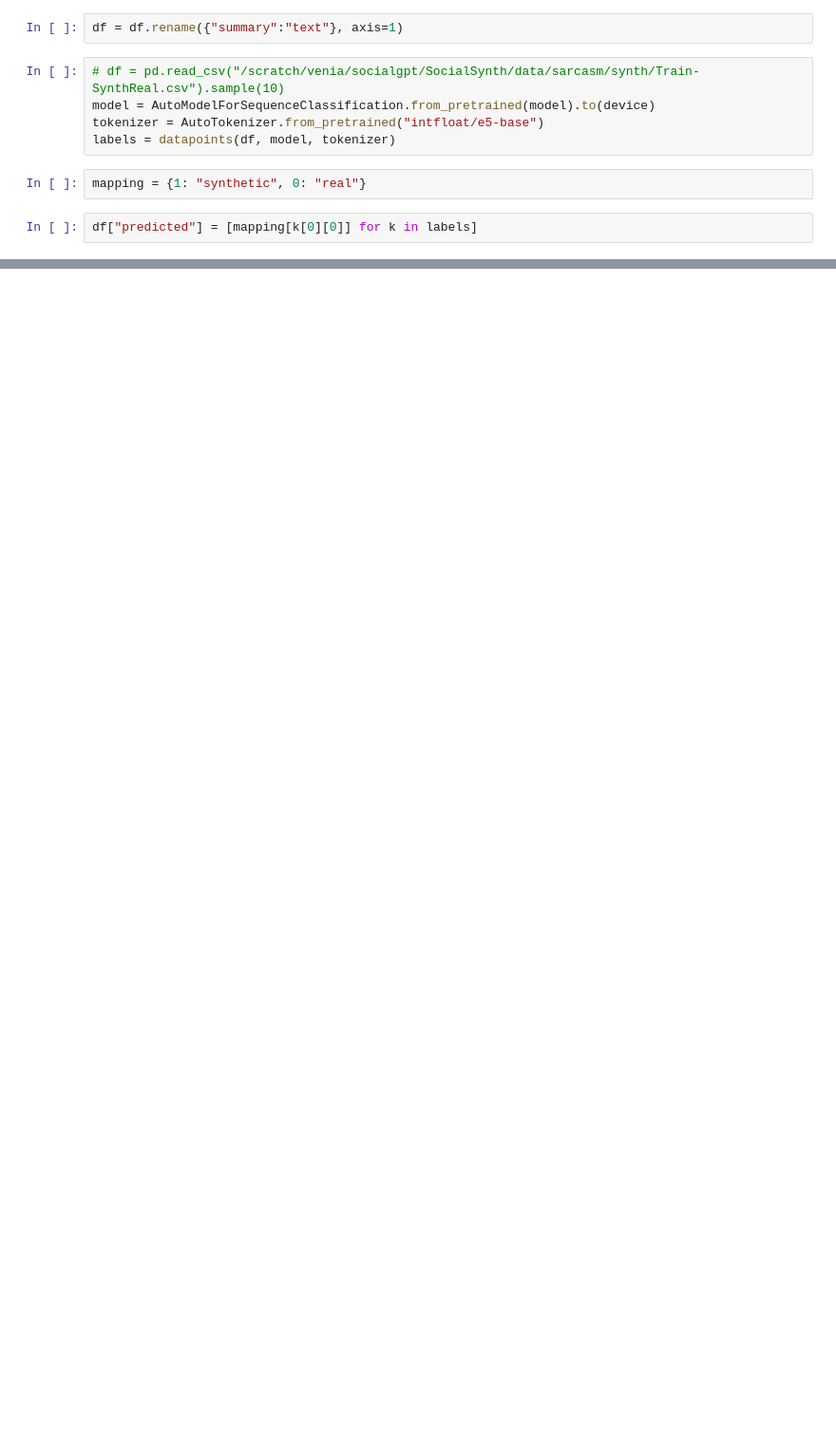
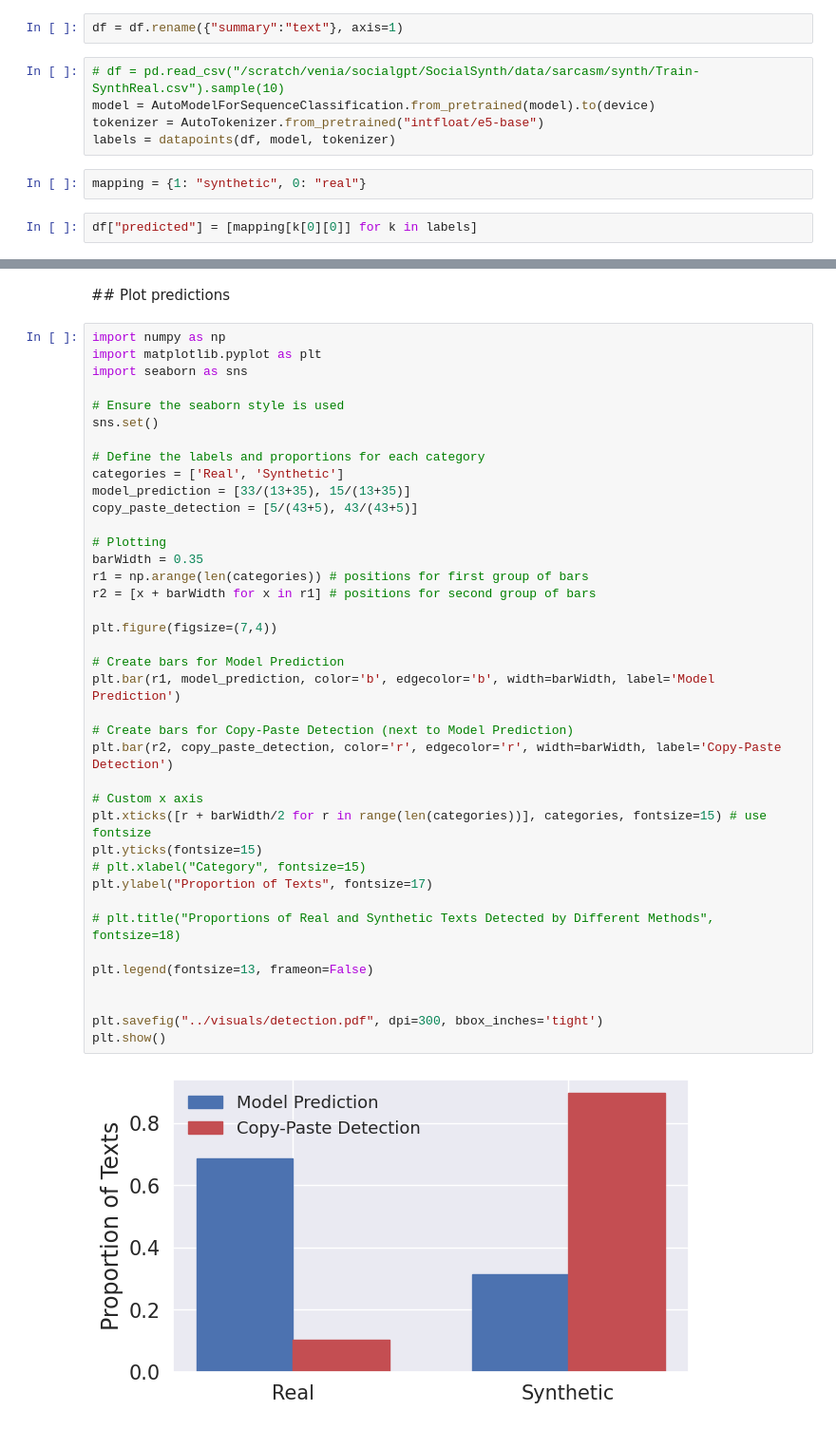
Before and after one commit to epfl-dlab/GPTurk, a Jupyter notebook: src/3_finetuned_classifying.ipynb, the cells around one changed output, grey strips where cells are left out. Shown at 95% size. Saved outputs shown, nothing was run; the diff lists cells and outputs as text; blank space fills up the shorter version.

```diff
--- a/src/3_finetuned_classifying.ipynb
+++ b/src/3_finetuned_classifying.ipynb
@@ -125,0 +104,43 @@ plt.show()
+# %% [markdown]
+## Plot predictions
+# %%
+import numpy as np
+import matplotlib.pyplot as plt
+import seaborn as sns
+
+# Ensure the seaborn style is used
+sns.set()
+
+# Define the labels and proportions for each category
+categories = ['Real', 'Synthetic']
+model_prediction = [33/(13+35), 15/(13+35)]
+copy_paste_detection = [5/(43+5), 43/(43+5)]
+
+# Plotting
+barWidth = 0.35
+r1 = np.arange(len(categories)) # positions for first group of bars
+r2 = [x + barWidth for x in r1] # positions for second group of bars
+
+plt.figure(figsize=(7,4))
+
+# Create bars for Model Prediction
+plt.bar(r1, model_prediction, color='b', edgecolor='b', width=barWidth, label='Model Prediction')
+
+# Create bars for Copy-Paste Detection (next to Model Prediction)
+plt.bar(r2, copy_paste_detection, color='r', edgecolor='r', width=barWidth, label='Copy-Paste Detection')
+
+# Custom x axis
+plt.xticks([r + barWidth/2 for r in range(len(categories))], categories, fontsize=15) # use fontsize
+plt.yticks(fontsize=15)
+# plt.xlabel("Category", fontsize=15)
+plt.ylabel("Proportion of Texts", fontsize=17)
+
+# plt.title("Proportions of Real and Synthetic Texts Detected by Different Methods", fontsize=18)
+
+plt.legend(fontsize=13, frameon=False)
+
+
+plt.savefig("../visuals/detection.pdf", dpi=300, bbox_inches='tight')
+plt.show()
+# %% [output]
+[figure, added]
```
Also changed, not shown: parts of 9 cells of this notebook, 14 other files.
